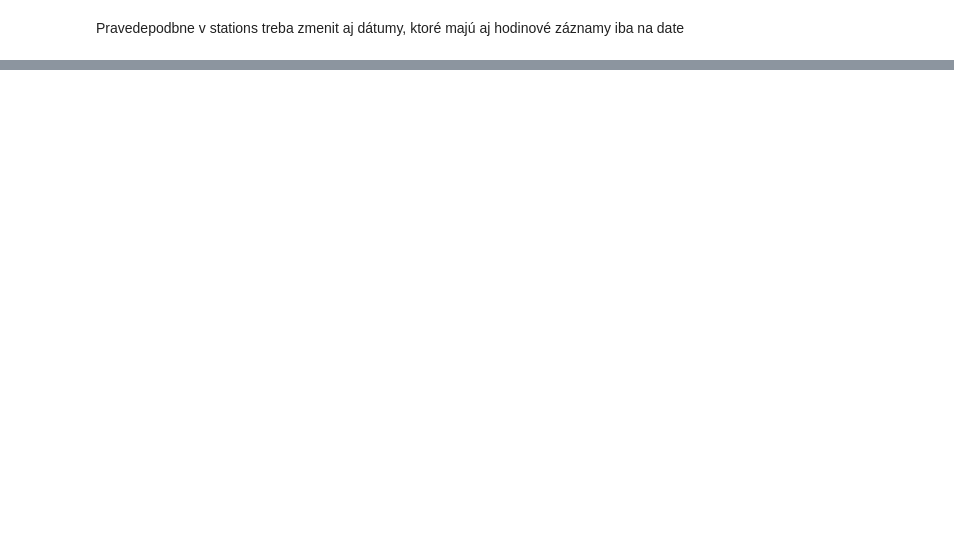
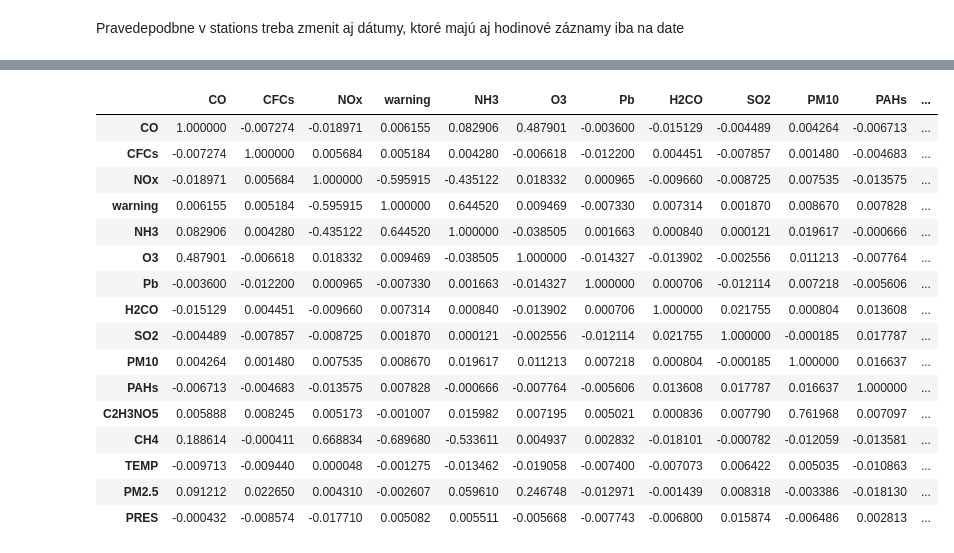
Before and after one commit to RobJun/IAU-projekt, a Jupyter notebook: Untitled.ipynb, the cells around one changed output, grey strips where cells are left out. Saved outputs shown, nothing was run; the diff lists cells and outputs as text; code cells hidden in the pictures; blank space fills up the shorter version.

```diff
--- a/Untitled.ipynb
+++ b/Untitled.ipynb
@@ -72,2 +129,7 @@ stations.groupby('QoS').count() #Accep a Acceptable budú pravdepodobne rovnaké
 # %% [markdown]
 Pravedepodbne v stations treba zmenit aj dátumy, ktoré majú aj hodinové záznamy iba na date
+# %%
+t= measurments.columns.tolist()
+t.remove('longitude')
+t.remove('latitude')
+t
@@ -73,0 +153,20 @@ Pravedepodbne v stations treba zmenit aj dátumy, ktoré majú aj hodinové záz
+# %%
+measurments[t].corr()
+# %% [output]
+|  | CO | CFCs | NOx | warning | NH3 | O3 | Pb | H2CO | SO2 | PM10 | PAHs | ... |
+| CO | 1.000000 | -0.007274 | -0.018971 | 0.006155 | 0.082906 | 0.487901 | -0.003600 | -0.015129 | -0.004489 | 0.004264 | -0.006713 | ... |
+| CFCs | -0.007274 | 1.000000 | 0.005684 | 0.005184 | 0.004280 | -0.006618 | -0.012200 | 0.004451 | -0.007857 | 0.001480 | -0.004683 | ... |
+| NOx | -0.018971 | 0.005684 | 1.000000 | -0.595915 | -0.435122 | 0.018332 | 0.000965 | -0.009660 | -0.008725 | 0.007535 | -0.013575 | ... |
+| warning | 0.006155 | 0.005184 | -0.595915 | 1.000000 | 0.644520 | 0.009469 | -0.007330 | 0.007314 | 0.001870 | 0.008670 | 0.007828 | ... |
+| NH3 | 0.082906 | 0.004280 | -0.435122 | 0.644520 | 1.000000 | -0.038505 | 0.001663 | 0.000840 | 0.000121 | 0.019617 | -0.000666 | ... |
+| O3 | 0.487901 | -0.006618 | 0.018332 | 0.009469 | -0.038505 | 1.000000 | -0.014327 | -0.013902 | -0.002556 | 0.011213 | -0.007764 | ... |
+| Pb | -0.003600 | -0.012200 | 0.000965 | -0.007330 | 0.001663 | -0.014327 | 1.000000 | 0.000706 | -0.012114 | 0.007218 | -0.005606 | ... |
+| H2CO | -0.015129 | 0.004451 | -0.009660 | 0.007314 | 0.000840 | -0.013902 | 0.000706 | 1.000000 | 0.021755 | 0.000804 | 0.013608 | ... |
+| SO2 | -0.004489 | -0.007857 | -0.008725 | 0.001870 | 0.000121 | -0.002556 | -0.012114 | 0.021755 | 1.000000 | -0.000185 | 0.017787 | ... |
+| PM10 | 0.004264 | 0.001480 | 0.007535 | 0.008670 | 0.019617 | 0.011213 | 0.007218 | 0.000804 | -0.000185 | 1.000000 | 0.016637 | ... |
+| PAHs | -0.006713 | -0.004683 | -0.013575 | 0.007828 | -0.000666 | -0.007764 | -0.005606 | 0.013608 | 0.017787 | 0.016637 | 1.000000 | ... |
+| C2H3NO5 | 0.005888 | 0.008245 | 0.005173 | -0.001007 | 0.015982 | 0.007195 | 0.005021 | 0.000836 | 0.007790 | 0.761968 | 0.007097 | ... |
+| CH4 | 0.188614 | -0.000411 | 0.668834 | -0.689680 | -0.533611 | 0.004937 | 0.002832 | -0.018101 | -0.000782 | -0.012059 | -0.013581 | ... |
+| TEMP | -0.009713 | -0.009440 | 0.000048 | -0.001275 | -0.013462 | -0.019058 | -0.007400 | -0.007073 | 0.006422 | 0.005035 | -0.010863 | ... |
+| PM2.5 | 0.091212 | 0.022650 | 0.004310 | -0.002607 | 0.059610 | 0.246748 | -0.012971 | -0.001439 | 0.008318 | -0.003386 | -0.018130 | ... |
+| PRES | -0.000432 | -0.008574 | -0.017710 | 0.005082 | 0.005511 | -0.005668 | -0.007743 | -0.006800 | 0.015874 | -0.006486 | 0.002813 | ... |
```
Also changed, not shown: parts of 19 cells of this notebook.
